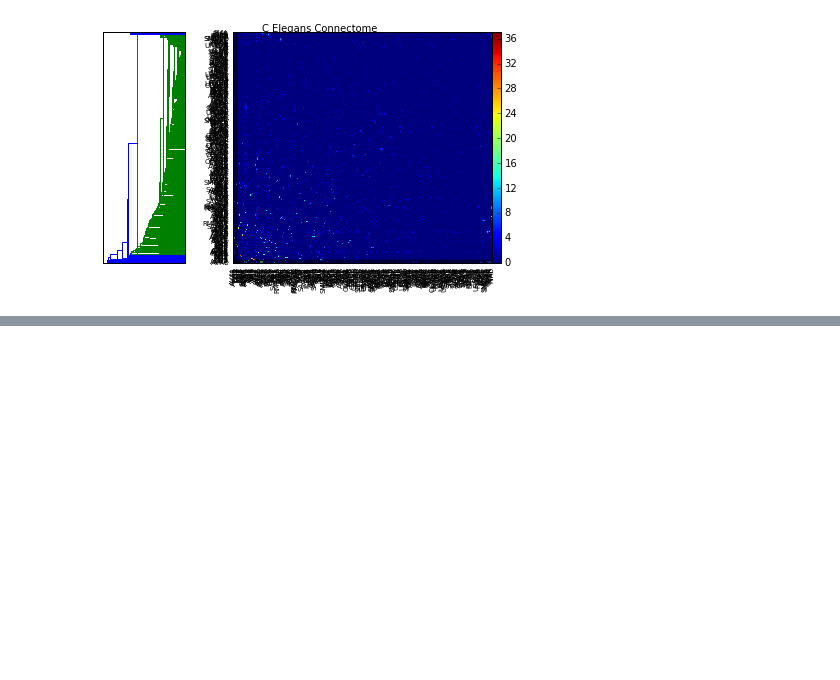
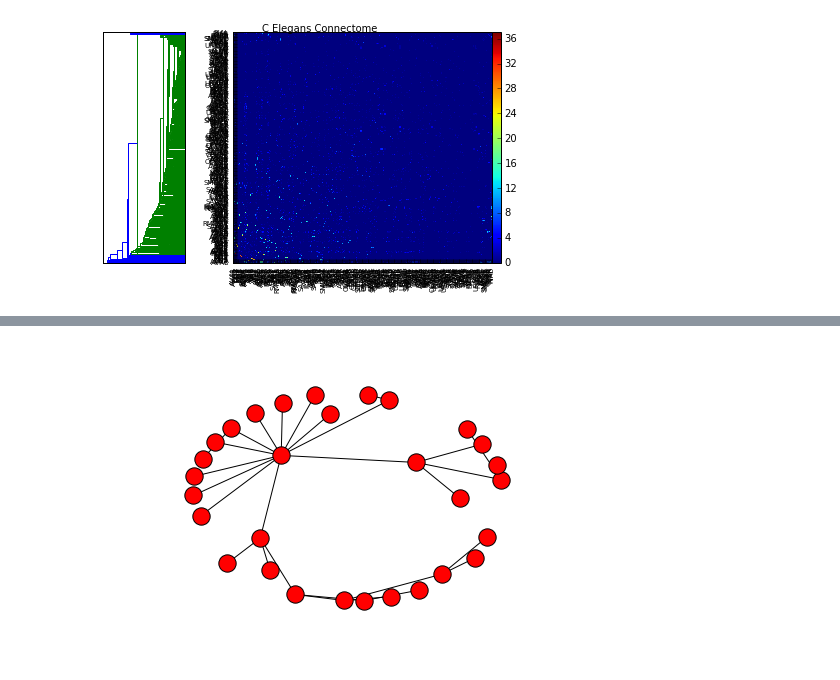
Before and after one commit to openworm/neuronal-analysis, a Jupyter notebook: laboratory/Temporal Clustering.ipynb, the cells around one changed output, grey strips where cells are left out. Cells and saved outputs as stored; diff of their text form; code cells hidden in the pictures; blank space fills up the shorter version.

```diff
--- a/laboratory/Temporal Clustering.ipynb
+++ b/laboratory/Temporal Clustering.ipynb
@@ -244,0 +291,4 @@ for j, pos in enumerate(product(range(6), range(1))):
+# %%
+nx.draw_spring(barabasi_albert)
+# %% [output]
+[figure, added]
```
Also changed, not shown: parts of 9 cells of this notebook, 1 other file.
